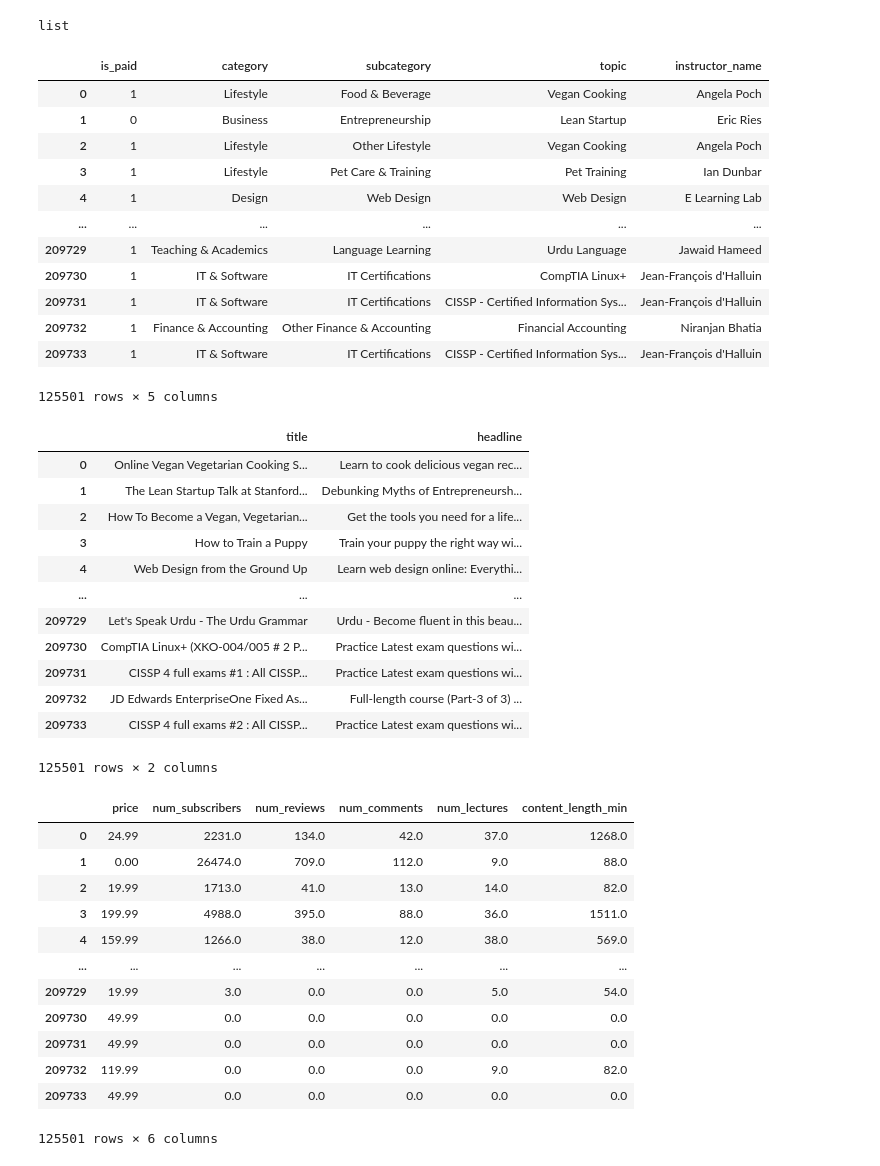
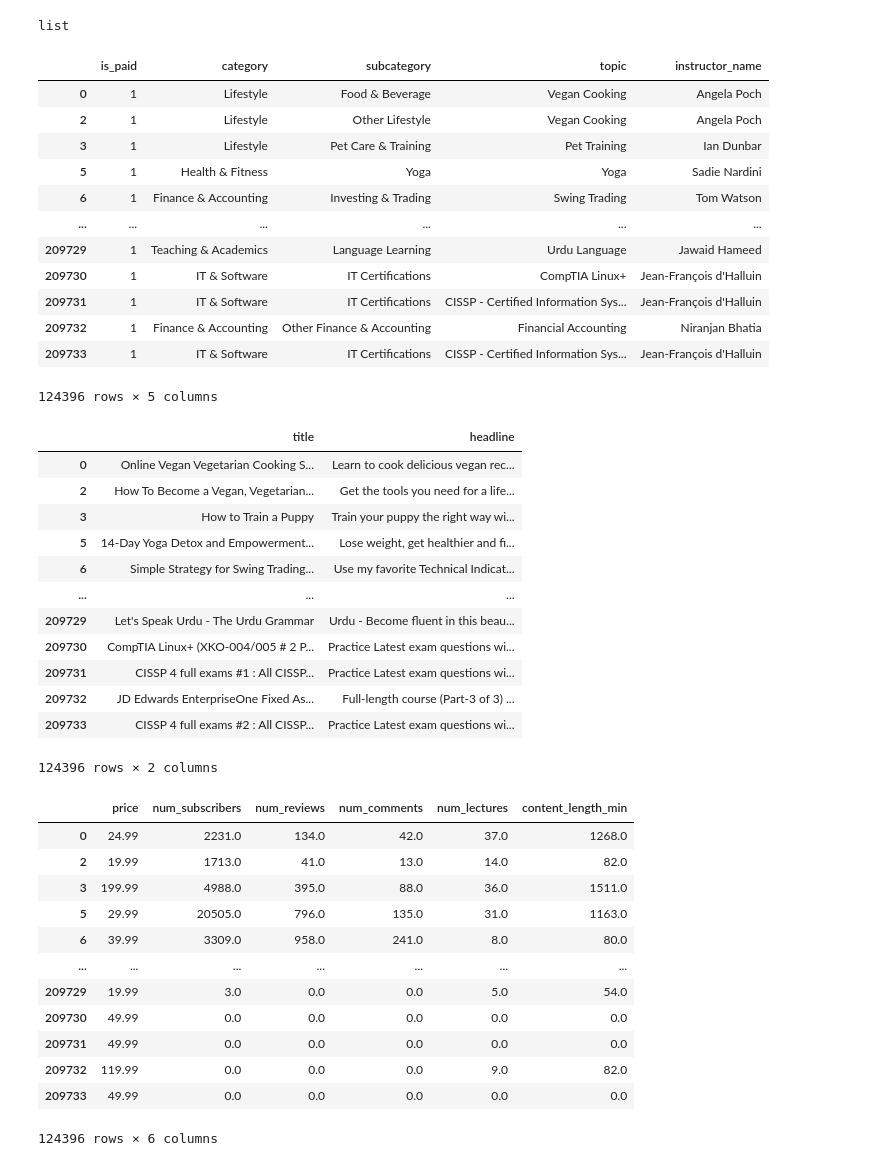
Before and after one commit to MuhammadRhakan/final-project, a Jupyter notebook: Course_Recommendation.ipynb, the cells around one changed output. Saved outputs shown, nothing was run; the diff lists cells and outputs as text; code cells hidden in the pictures.

```diff
--- a/Course_Recommendation.ipynb
+++ b/Course_Recommendation.ipynb
@@ -671,0 +167,8 @@ revenue_check(course_no_duplicate)
+# %%
+def remove_null(data):
+  clean = data.dropna()
+  print(f'Data after cleaning:  {clean.shape}')
+
+  return clean
+
+course_dropna = remove_null(course_no_duplicate)
@@ -671,0 +202,21 @@ revenue_check(course_no_duplicate)
+# %%
+ #define categorical and numerical attributes
+ def attributes(data, to_move):
+  categorical = []
+  print(f"Categorical Attributes:")
+  for i, cat in enumerate(data.select_dtypes(include = ['object', 'bool']).columns.values):
+    categorical.append(cat)
+    print(f"{i+1}. {cat}")
+  categorical.append(to_move)
+  print(f"{len(categorical)}. {to_move}")  # manually print it
+
+  numerical = []
+  print(f"\nNumerical Attributes:")
+  for i, num in enumerate(data.select_dtypes(include = 'number').drop(columns='id').columns.values):
+    if num != to_move:
+      numerical.append(num)
+      print(f"{i+1}. {num}")
+
+  return categorical, numerical
+
+categorical, numerical = attributes(course_dropna, 'avg_rating')
@@ -700,7 +711,7 @@ def features_type_separation(data):
           'numeric': numerical,
           'datetime': datetime}
 
-types = features_type_separation(course_no_duplicate)
+types = features_type_separation(course_dropna)
 # %%
 type(types['nominal'])
 # %% [output]
@@ -716,67 +727,67 @@ def categorical_preprocessing(data, features):
 
   return data
 
-categorical_preprocessing(course_no_duplicate, types['nominal'])
+categorical_preprocessing(course_dropna, types['nominal'])
 # %% [output]
 |  | is_paid | category | subcategory | topic | instructor_name |
 | 0 | 1 | Lifestyle | Food & Beverage | Vegan Cooking | Angela Poch |
-| 1 | 0 | Business | Entrepreneurship | Lean Startup | Eric Ries |
 | 2 | 1 | Lifestyle | Other Lifestyle | Vegan Cooking | Angela Poch |
 | 3 | 1 | Lifestyle | Pet Care & Training | Pet Training | Ian Dunbar |
-| 4 | 1 | Design | Web Design | Web Design | E Learning Lab |
+| 5 | 1 | Health & Fitness | Yoga | Yoga | Sadie Nardini |
+| 6 | 1 | Finance & Accounting | Investing & Trading | Swing Trading | Tom Watson |
 | ... | ... | ... | ... | ... | ... |
 | 209729 | 1 | Teaching & Academics | Language Learning | Urdu Language | Jawaid Hameed |
 | 209730 | 1 | IT & Software | IT Certifications | CompTIA Linux+ | Jean-François d'Halluin |
 | 209731 | 1 | IT & Software | IT Certifications | CISSP - Certified Information Sys... | Jean-François d'Halluin |
 | 209732 | 1 | Finance & Accounting | Other Finance & Accounting | Financial Accounting | Niranjan Bhatia |
 | 209733 | 1 | IT & Software | IT Certifications | CISSP - Certified Information Sys... | Jean-François d'Halluin |
-125501 rows × 5 columns
+124396 rows × 5 columns
 # %%
 def semantic_preprocessing(data, features):
   data = data[features].copy()
 
   return data
 
-semantic_preprocessing(course_no_duplicate, types['semantic'])
+semantic_preprocessing(course_dropna, types['semantic'])
 # %% [output]
 |  | title | headline |
 | 0 | Online Vegan Vegetarian Cooking S... | Learn to cook delicious vegan rec... |
-| 1 | The Lean Startup Talk at Stanford... | Debunking Myths of Entrepreneursh... |
 | 2 | How To Become a Vegan, Vegetarian... | Get the tools you need for a life... |
 | 3 | How to Train a Puppy | Train your puppy the right way wi... |
-| 4 | Web Design from the Ground Up | Learn web design online: Everythi... |
+| 5 | 14-Day Yoga Detox and Empowerment... | Lose weight, get healthier and fi... |
+| 6 | Simple Strategy for Swing Trading... | Use my favorite Technical Indicat... |
 | ... | ... | ... |
 | 209729 | Let's Speak Urdu - The Urdu Grammar | Urdu - Become fluent in this beau... |
 | 209730 | CompTIA Linux+ (XKO-004/005 # 2 P... | Practice Latest exam questions wi... |
 | 209731 | CISSP 4 full exams #1 : All CISSP... | Practice Latest exam questions wi... |
 | 209732 | JD Edwards EnterpriseOne Fixed As... | Full-length course (Part-3 of 3) ... |
 | 209733 | CISSP 4 full exams #2 : All CISSP... | Practice Latest exam questions wi... |
-125501 rows × 2 columns
+124396 rows × 2 columns
 # %%
 def numeric_preprocessing(data, features):
   #winsorization
   #scaling
   #similarity
 
   data = data[features].copy()
 
   return data
 
-numeric_preprocessing(course_no_duplicate, types['numeric'])
+numeric_preprocessing(course_dropna, types['numeric'])
 # %% [output]
 |  | price | num_subscribers | num_reviews | num_comments | num_lectures | content_length_min |
 | 0 | 24.99 | 2231.0 | 134.0 | 42.0 | 37.0 | 1268.0 |
-| 1 | 0.00 | 26474.0 | 709.0 | 112.0 | 9.0 | 88.0 |
 | 2 | 19.99 | 1713.0 | 41.0 | 13.0 | 14.0 | 82.0 |
 | 3 | 199.99 | 4988.0 | 395.0 | 88.0 | 36.0 | 1511.0 |
-| 4 | 159.99 | 1266.0 | 38.0 | 12.0 | 38.0 | 569.0 |
+| 5 | 29.99 | 20505.0 | 796.0 | 135.0 | 31.0 | 1163.0 |
+| 6 | 39.99 | 3309.0 | 958.0 | 241.0 | 8.0 | 80.0 |
 | ... | ... | ... | ... | ... | ... | ... |
 | 209729 | 19.99 | 3.0 | 0.0 | 0.0 | 5.0 | 54.0 |
 | 209730 | 49.99 | 0.0 | 0.0 | 0.0 | 0.0 | 0.0 |
 | 209731 | 49.99 | 0.0 | 0.0 | 0.0 | 0.0 | 0.0 |
 | 209732 | 119.99 | 0.0 | 0.0 | 0.0 | 9.0 | 82.0 |
 | 209733 | 49.99 | 0.0 | 0.0 | 0.0 | 0.0 | 0.0 |
-125501 rows × 6 columns
+124396 rows × 6 columns
 # %%
 def datetime_preprocessing(data, features):
   data = data[features].copy()
```
Also changed, not shown: parts of 38 cells of this notebook.
